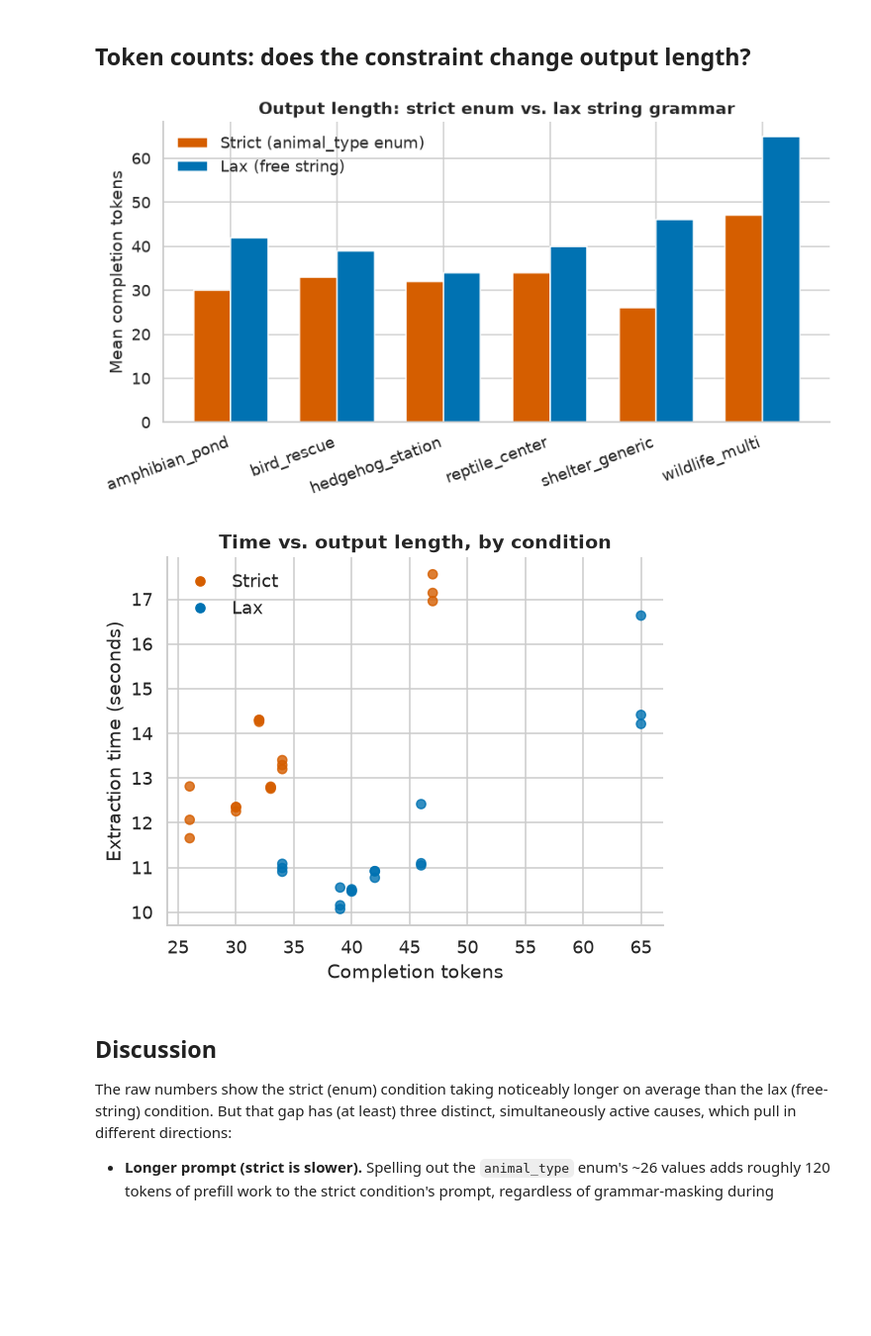
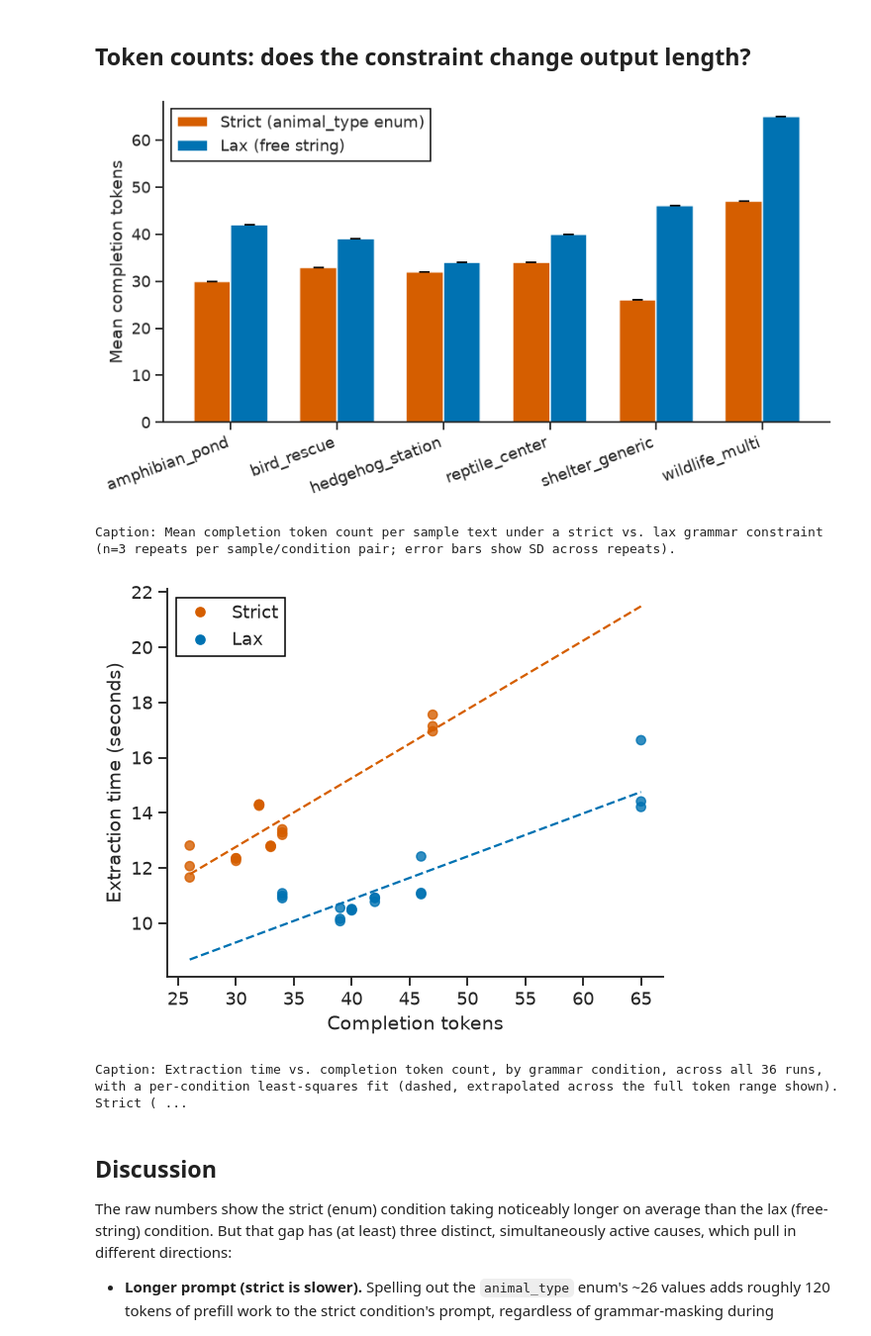
Before and after one commit to idioticDolphin/RescueAnt, a Jupyter notebook: notebooks/grammar_strictness.ipynb, the cells around one changed output. Shown at 99% size. Drawn from its saved outputs; the diff is of its cells as text; code cells hidden in the pictures; blank space fills up the shorter version.

```diff
--- a/notebooks/grammar_strictness.ipynb
+++ b/notebooks/grammar_strictness.ipynb
@@ -188,40 +198,68 @@ Mean completion-token difference (strict - lax): -10.7 tokens -> ~-1.77s of the
 # %% [markdown]
 ## Token counts: does the constraint change output length?
 # %%
-pivot_tokens = df.pivot_table(index="sample", columns="condition", values="completion_tokens", aggfunc="mean")
-pivot_tokens = pivot_tokens[["strict_enum", "lax_string"]]
+pivot_tokens = df.pivot_table(index="sample", columns="condition", values="completion_tokens", aggfunc=["mean", "std"])
+mean_tokens = pivot_tokens["mean"][["strict_enum", "lax_string"]]
+std_tokens = pivot_tokens["std"][["strict_enum", "lax_string"]].fillna(0)
 
 fig, ax = plt.subplots(figsize=(8, 4.5))
-x = np.arange(len(pivot_tokens))
-ax.bar(x - width/2, pivot_tokens["strict_enum"], width, label="Strict (animal_type enum)", color=PALETTE[1])
-ax.bar(x + width/2, pivot_tokens["lax_string"], width, label="Lax (free string)", color=PALETTE[0])
+x = np.arange(len(mean_tokens))
+ax.bar(x - width/2, mean_tokens["strict_enum"], width, yerr=std_tokens["strict_enum"],
+       label="Strict (animal_type enum)", color=PALETTE[1], capsize=4,
+       ecolor="black", error_kw={"elinewidth": 1.2})
+ax.bar(x + width/2, mean_tokens["lax_string"], width, yerr=std_tokens["lax_string"],
+       label="Lax (free string)", color=PALETTE[0], capsize=4,
+       ecolor="black", error_kw={"elinewidth": 1.2})
 ax.set_xticks(x)
-ax.set_xticklabels(pivot_tokens.index, rotation=20, ha="right")
+ax.set_xticklabels(mean_tokens.index, rotation=20, ha="right")
 ax.set_ylabel("Mean completion tokens")
-ax.set_title("Output length: strict enum vs. lax string grammar")
 ax.legend()
 fig.tight_layout()
 savefig(fig, "grammar_completion_tokens")
 plt.show()
+print(f"Caption: Mean completion token count per sample text under a strict vs. lax "
+      f"grammar constraint (n={n_repeats} repeats per sample/condition pair; error bars "
+      f"show SD across repeats).")
 # %% [output]
-[figure, old version]
+[figure, new version]
+Caption: Mean completion token count per sample text under a strict vs. lax grammar constraint (n=3 repeats per sample/condition pair; error bars show SD across repeats).
 # %%
 fig, ax = plt.subplots(figsize=(5.5, 4.5))
 ax.scatter(df["completion_tokens"], df["seconds"],
            c=[PALETTE[1] if c == "strict_enum" else PALETTE[0] for c in df["condition"]],
-           alpha=0.8)
+           alpha=0.8, zorder=3)
+
+x_fit = np.array([df["completion_tokens"].min(), df["completion_tokens"].max()])
+fit_results = {}
+for cond, color in [("strict_enum", PALETTE[1]), ("lax_string", PALETTE[0])]:
+    sub = df[df["condition"] == cond]
+    fit = stats.linregress(sub["completion_tokens"], sub["seconds"])
+    fit_results[cond] = fit
+    ax.plot(x_fit, fit.intercept + fit.slope * x_fit, color=color, linewidth=1.5,
+            linestyle="--", zorder=2)
+
 ax.set_xlabel("Completion tokens")
 ax.set_ylabel("Extraction time (seconds)")
-ax.set_title("Time vs. output length, by condition")
 from matplotlib.lines import Line2D
 handles = [Line2D([0], [0], marker="o", color="w", markerfacecolor=PALETTE[1], markersize=8, label="Strict"),
            Line2D([0], [0], marker="o", color="w", markerfacecolor=PALETTE[0], markersize=8, label="Lax")]
 ax.legend(handles=handles)
 fig.tight_layout()
 savefig(fig, "grammar_time_vs_tokens")
 plt.show()
+
+sf = fit_results["strict_enum"]
+lf = fit_results["lax_string"]
+print(f"Caption: Extraction time vs. completion token count, by grammar condition, "
+      f"across all {len(df)} runs, with a per-condition least-squares fit (dashed, "
+      f"extrapolated across the full token range shown). Strict (animal_type enum): "
+      f"{sf.slope:.3f}s per completion token (r={sf.rvalue:.2f}, n=18). Lax (free "
+      f"string): {lf.slope:.3f}s per completion token (r={lf.rvalue:.2f}, n=18). The "
+      f"strict condition costs more per completion token as well as more overall, "
+      f"consistent with grammar-masking adding real per-token decoding overhead.")
 # %% [output]
-[figure, old version]
+[figure, new version]
+Caption: Extraction time vs. completion token count, by grammar condition, across all 36 runs, with a per-condition least-squares fit (dashed, extrapolated across the full token range shown). Strict ( ...
 # %% [markdown]
 ## Discussion
 
```
Also changed, not shown: parts of 1 cell of this notebook, 11 other files.
